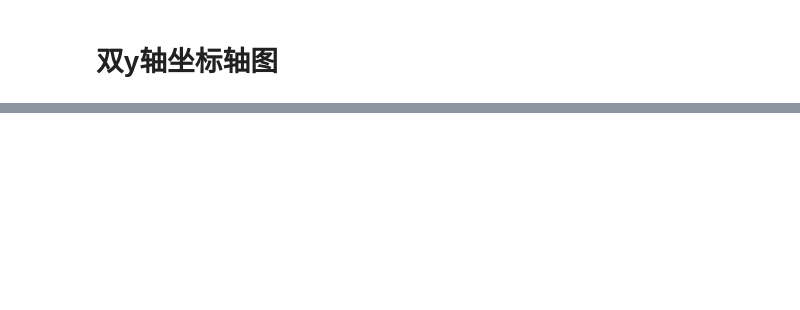
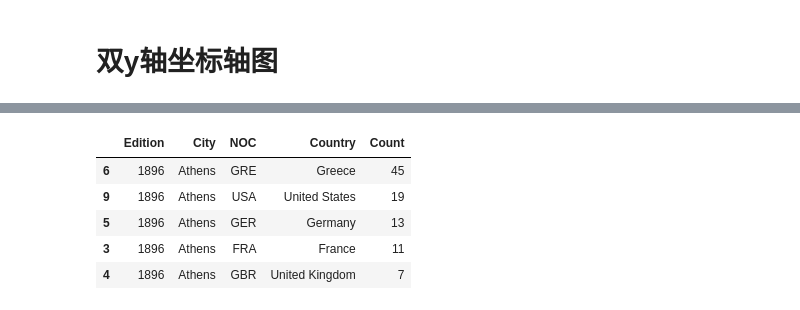
Before and after one commit to felixfan/scripts, a Jupyter notebook: python/ipynb/plots.ipynb, the cells around one changed output, grey strips where cells are left out. Cells and saved outputs as stored; diff of their text form; code cells hidden in the pictures; blank space fills up the shorter version.

```diff
--- a/python/ipynb/plots.ipynb
+++ b/python/ipynb/plots.ipynb
@@ -147,0 +174,12 @@ ax2.set_ylabel('Z', color='b');
+# %%
+df['Count'] = df.groupby(['Edition','NOC','Country','Event', 'Medal'])['Medal'].transform('count')
+df = df[['Edition', 'City', 'NOC', 'Country','Count']].groupby(['Edition', 'City','NOC','Country']).count().reset_index()
+df = df.sort_values(by=['Edition', 'Count'], ascending=[True, False])
+df.head()
+# %% [output]
+|  | Edition | City | NOC | Country | Count |
+| 6 | 1896 | Athens | GRE | Greece | 45 |
+| 9 | 1896 | Athens | USA | United States | 19 |
+| 5 | 1896 | Athens | GER | Germany | 13 |
+| 3 | 1896 | Athens | FRA | France | 11 |
+| 4 | 1896 | Athens | GBR | United Kingdom | 7 |
```
Also changed, not shown: parts of 24 cells of this notebook.
